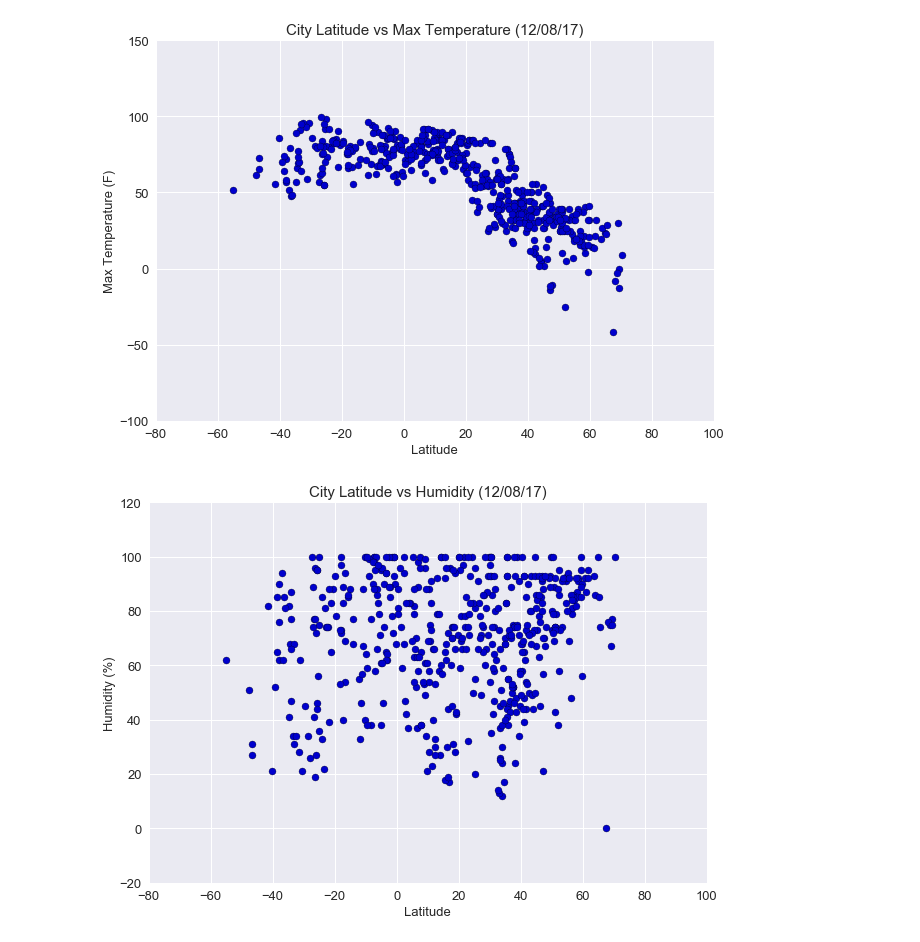
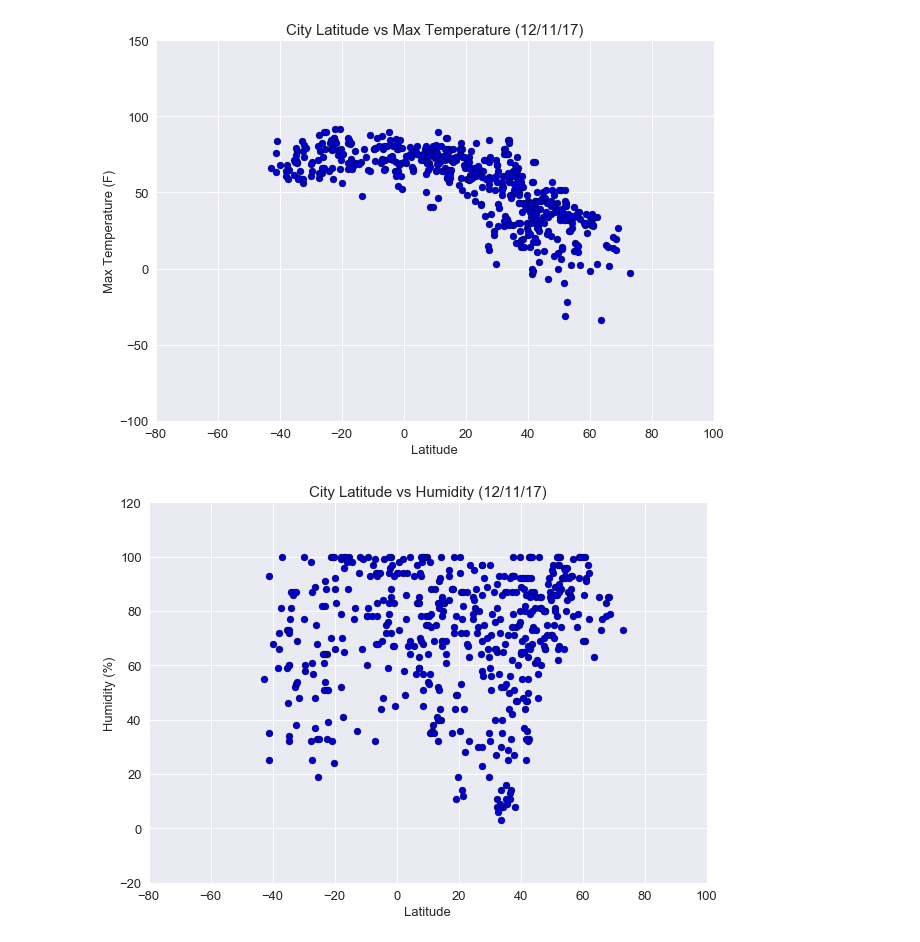
Before and after one commit to bogordon86/PythonAPI, a Jupyter notebook: WeatherPy.ipynb, the cells around one changed output. Drawn from its saved outputs; the diff is of its cells as text; code cells hidden in the pictures.

```diff
--- a/WeatherPy.ipynb
+++ b/WeatherPy.ipynb
@@ -131,7 +142,7 @@ plt.figure(figsize=(10,7))
 plt.scatter(weather_data["Lat"], weather_data["Max Temp"], c="mediumblue", marker="o", edgecolors="black")
 
 # Incorporate the other graph properties
-plt.title("City Latitude vs Max Temperature (12/08/17)", fontsize=15)
+plt.title("City Latitude vs Max Temperature (12/11/17)", fontsize=15)
 plt.ylabel("Max Temperature (F)", fontsize=13)
 plt.xlabel("Latitude", fontsize=13)
 plt.grid(True)
@@ -141,35 +152,35 @@ plt.xlim(-80, 100)
 plt.ylim(-100, 150)
 
 # Save the figure
-plt.savefig("City Latitude vs Max Temperature (12-08-17).png")
+plt.savefig("City Latitude vs Max Temperature (12-11-17).png")
 
 # Show plot
 plt.show()
 # %% [output]
-[figure, old version]
+[figure, new version]
 # %%
 sns.set()
 plt.figure(figsize=(10,7))
 # Build a scatter plot for each data type
 plt.scatter(weather_data["Lat"], weather_data["Humidity"], c="mediumblue", marker="o", edgecolors="black")
 
 # Incorporate the other graph properties
-plt.title("City Latitude vs Humidity (12/08/17)", fontsize=15)
+plt.title("City Latitude vs Humidity (12/11/17)", fontsize=15)
 plt.ylabel("Humidity (%)", fontsize=13)
 plt.xlabel("Latitude", fontsize=13)
 plt.grid(True)
 plt.xticks(size = 13)
 plt.yticks(size = 13)
 plt.xlim(-80, 100)
 plt.ylim(-20, 120)
 
 # Save the figure
-plt.savefig("City Latitude vs Humidity (12-08-17).png")
+plt.savefig("City Latitude vs Humidity (12-11-17).png")
 
 # Show plot
 plt.show()
 # %% [output]
-[figure, old version]
+[figure, new version]
 # %%
 sns.set()
 plt.figure(figsize=(10,7))
```
Also changed, not shown: parts of 6 cells of this notebook.
